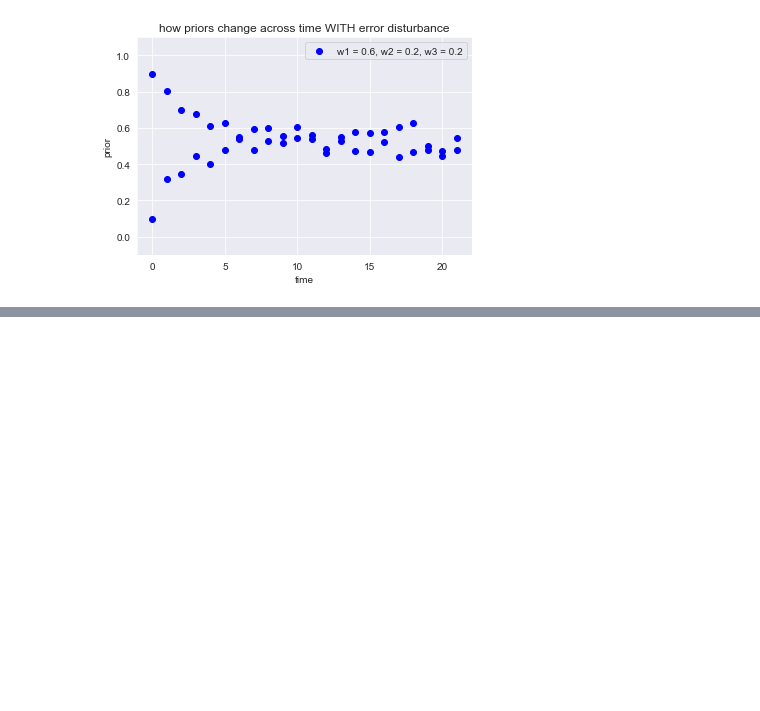
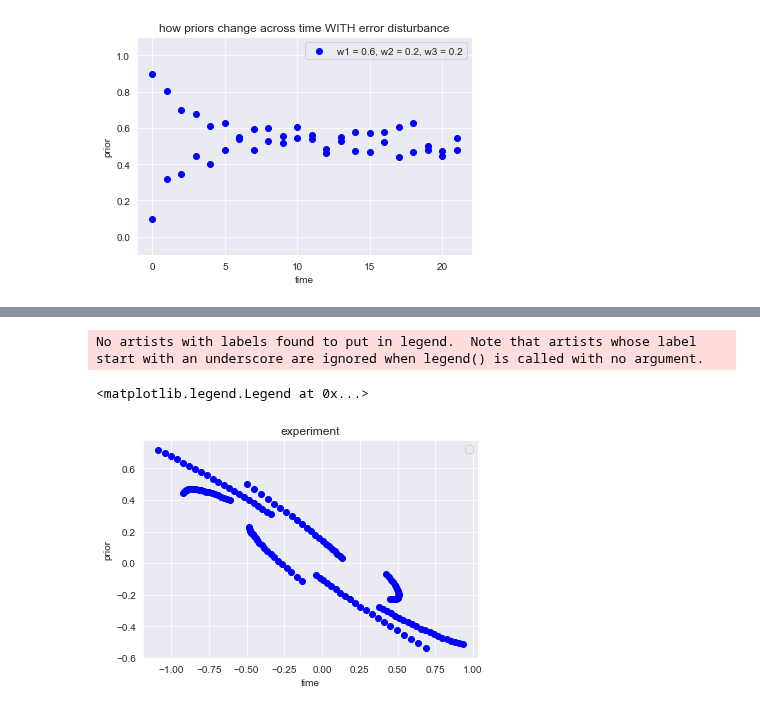
Before and after one commit to rpassas/Social_AI, a Jupyter notebook: misc_notebooks/dynamics.ipynb, the cells around one changed output, grey strips where cells are left out. Saved outputs shown, nothing was run; the diff lists cells and outputs as text; code cells hidden in the pictures; blank space fills up the shorter version.

```diff
--- a/misc_notebooks/dynamics.ipynb
+++ b/misc_notebooks/dynamics.ipynb
@@ -200,0 +237,37 @@ print(f"dot product: \n{np.dot(behav,model)}")
+# %%
+def cycle(v, A, time):
+    '''
+    v is some input vector
+    A is the transition matrix
+    time is the number of transitions
+    '''
+    x = []
+    y = []
+    t = []
+    v_prev = v
+    x.append(v[0])
+    y.append(v[1])
+    t.append(0)
+    for i in range(1, time):
+        v = 0.01+A@v
+        #d_v = np.exp(A)@v_prev
+        x.append(v[0])
+        y.append(v[1])
+        t.append(i)
+
+    return x, y, t
+# %%
+v = np.array([-0.5,0.5])
+A = np.array([[-1.72,-3.91],[1.56,2.97]])
+time = 150
+x,y,t = cycle(v, A, time)
+plt.scatter(x, y, c="blue")
+#plt.ylim((-.1, 1.1))
+plt.title("experiment")
+plt.xlabel("time")
+plt.ylabel("prior")
+plt.legend()
+# %% [output]
+No artists with labels found to put in legend.  Note that artists whose label start with an underscore are ignored when legend() is called with no argument.
+<matplotlib.legend.Legend at 0x...>
+[figure, added]
```
Also changed, not shown: parts of 11 cells of this notebook, 1 other file.
